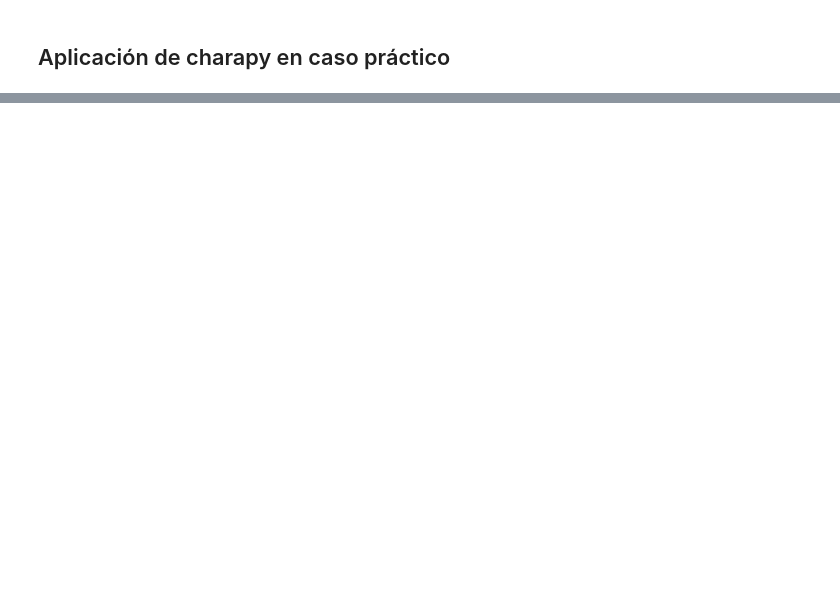
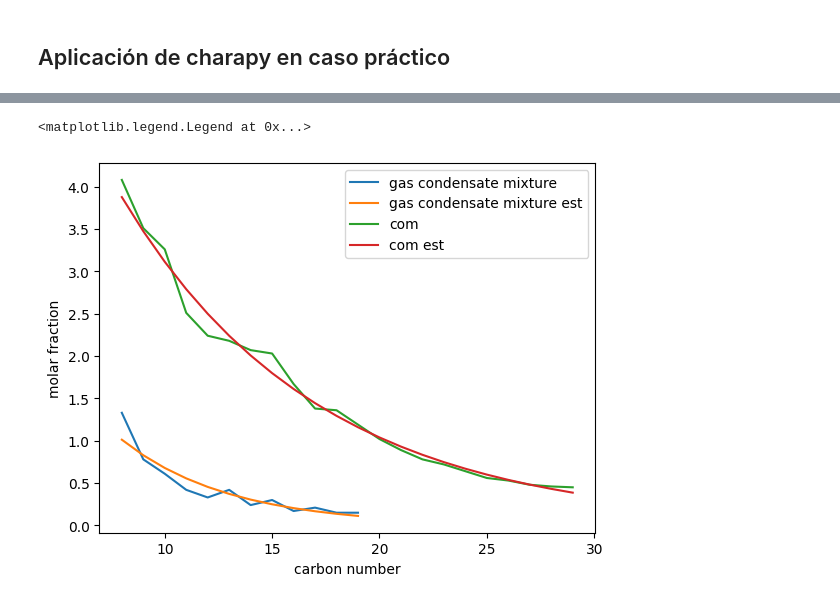
Before and after one commit to MarlenGabrich/Charapy, a Jupyter notebook: apply_charapy.ipynb, the cells around one changed output, grey strips where cells are left out. Cells and saved outputs as stored; diff of their text form; code cells hidden in the pictures; blank space fills up the shorter version.

```diff
--- a/apply_charapy.ipynb
+++ b/apply_charapy.ipynb
@@ -166,0 +10,10 @@ dat
+# %%
+cn1 = df1['carbon_number'][1:-1]
+z1 = df1['mole_percentage'][1:-1]
+mw1 = df1['molecular_weight'][1:-1]
+rho1 = df1['density'][1:-1]
+
+cn2 = df2['component'][1:-1]
+z2 = df2['molar_percentage'][1:-1]
+mw2 = df2['molar_mass'][1:-1]
+rho2 = df2['density'][1:-1]
@@ -166,0 +69,16 @@ dat
+# %%
+z1_est_ped = dped.p_molar_fraction(cn1,A1,B1)
+z2_est_ped = dped.p_molar_fraction(cn2,A2,B2)
+# %%
+pl.plot(cn1,z1,label='gas condensate mixture')
+pl.plot(cn1,z1_est_ped,label='gas condensate mixture est')
+
+pl.plot(cn2,z2,label='com')
+pl.plot(cn2,z2_est_ped,label='com est')
+
+pl.xlabel('carbon number')
+pl.ylabel('molar fraction')
+pl.legend(loc='upper right')
+# %% [output]
+<matplotlib.legend.Legend at 0x...>
+[figure, added]
```
Also changed, not shown: parts of 49 cells of this notebook.
